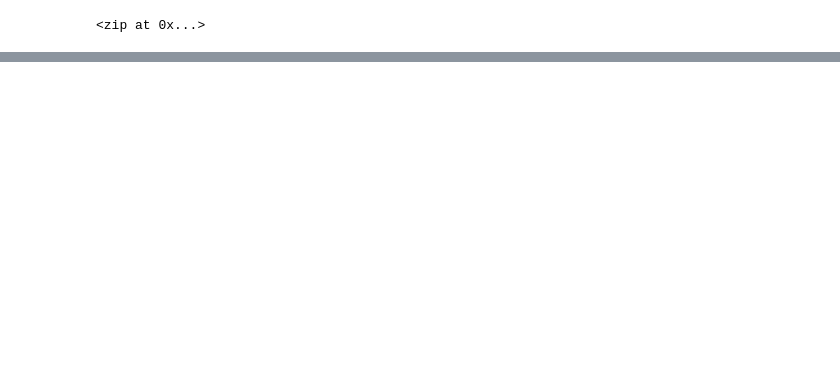
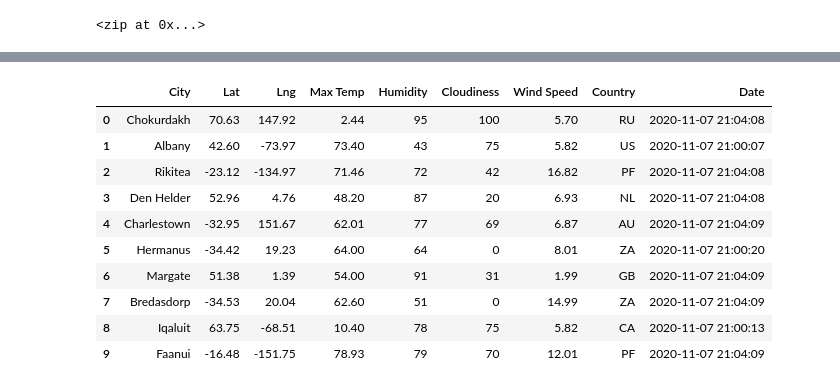
Before and after one commit to AndrewNuss76/World_Weather_Analysis, a Jupyter notebook: WeatherPy.ipynb, the cells around one changed output, grey strips where cells are left out. Saved outputs shown, nothing was run; the diff lists cells and outputs as text; code cells hidden in the pictures; blank space fills up the shorter version.

Commit message:
modifying .gitignore and adding WeatherPy file

```diff
--- a/WeatherPy.ipynb
+++ b/WeatherPy.ipynb
@@ -5,0 +13,3 @@ import numpy as np
+# %%
+# Starting URL for Weather Map API Call.
+url = "http://api.openweathermap.org/data/2.5/weather?units=Imperial&APPID=" + weather_api_key
@@ -33,0 +44,10 @@ len(cities)
+# %%
+# Create an empty list to hold the weather data.
+city_data = []
+# Print the beginning of the logging.
+print("Beginning Data Retrieval     ")
+print("-----------------------------")
+
+# Create counters.
+record_count = 1
+set_count = 1
@@ -33,0 +57,10 @@ len(cities)
+# %%
+# Loop through all the cities in our list.
+for i in range(len(cities)):
+
+    # Group cities in sets of 50 for logging purposes.
+    if (i % 50 == 0 and i >= 50):
+        set_count += 1
+        record_count = 1
+    # Create endpoint URL with each city.
+    city_url = url + "&q=" + "i"
@@ -33,0 +134,16 @@ len(cities)
+# %%
+# Convert the array of dictionaries to a Pandas DataFrame.
+city_data_df = pd.DataFrame(city_data)
+city_data_df.head(10)
+# %% [output]
+|  | City | Lat | Lng | Max Temp | Humidity | Cloudiness | Wind Speed | Country | Date |
+| 0 | Chokurdakh | 70.63 | 147.92 | 2.44 | 95 | 100 | 5.70 | RU | 2020-11-07 21:04:08 |
+| 1 | Albany | 42.60 | -73.97 | 73.40 | 43 | 75 | 5.82 | US | 2020-11-07 21:00:07 |
+| 2 | Rikitea | -23.12 | -134.97 | 71.46 | 72 | 42 | 16.82 | PF | 2020-11-07 21:04:08 |
+| 3 | Den Helder | 52.96 | 4.76 | 48.20 | 87 | 20 | 6.93 | NL | 2020-11-07 21:04:08 |
+| 4 | Charlestown | -32.95 | 151.67 | 62.01 | 77 | 69 | 6.87 | AU | 2020-11-07 21:04:09 |
+| 5 | Hermanus | -34.42 | 19.23 | 64.00 | 64 | 0 | 8.01 | ZA | 2020-11-07 21:00:20 |
+| 6 | Margate | 51.38 | 1.39 | 54.00 | 91 | 31 | 1.99 | GB | 2020-11-07 21:04:09 |
+| 7 | Bredasdorp | -34.53 | 20.04 | 62.60 | 51 | 0 | 14.99 | ZA | 2020-11-07 21:04:09 |
+| 8 | Iqaluit | 63.75 | -68.51 | 10.40 | 78 | 75 | 5.82 | CA | 2020-11-07 21:00:13 |
+| 9 | Faanui | -16.48 | -151.75 | 78.93 | 79 | 70 | 12.01 | PF | 2020-11-07 21:04:09 |
```
Also changed, not shown: parts of 11 cells of this notebook, 3 other files.
